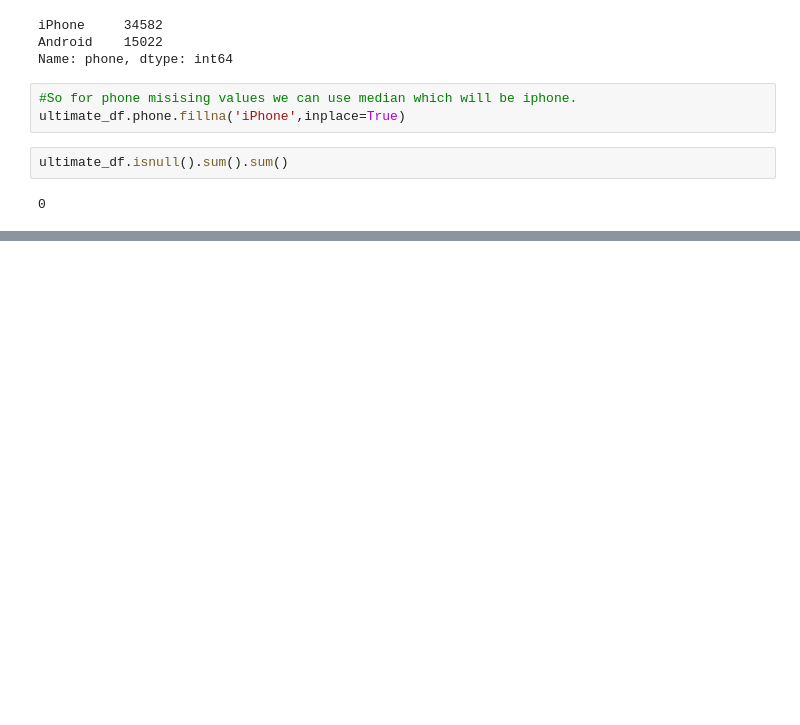
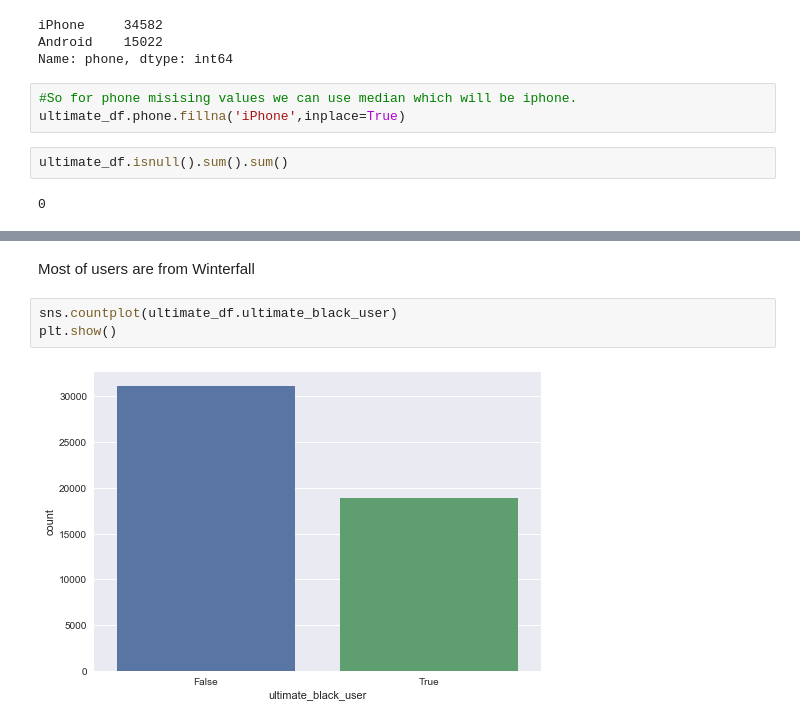
Before and after one commit to hedib/DataScienceProjects, a Jupyter notebook: Takehome_challenges/ultimate_solution.ipynb, the cells around one changed output, grey strips where cells are left out. Cells and saved outputs as stored; diff of their text form; blank space fills up the shorter version.

```diff
--- a/Takehome_challenges/ultimate_solution.ipynb
+++ b/Takehome_challenges/ultimate_solution.ipynb
@@ -358,0 +398,7 @@ ultimate_df.isnull().sum().sum()
+# %% [markdown]
+Most of users are from Winterfall
+# %%
+sns.countplot(ultimate_df.ultimate_black_user)
+plt.show()
+# %% [output]
+[figure, added]
```
Also changed, not shown: parts of 52 cells of this notebook.
